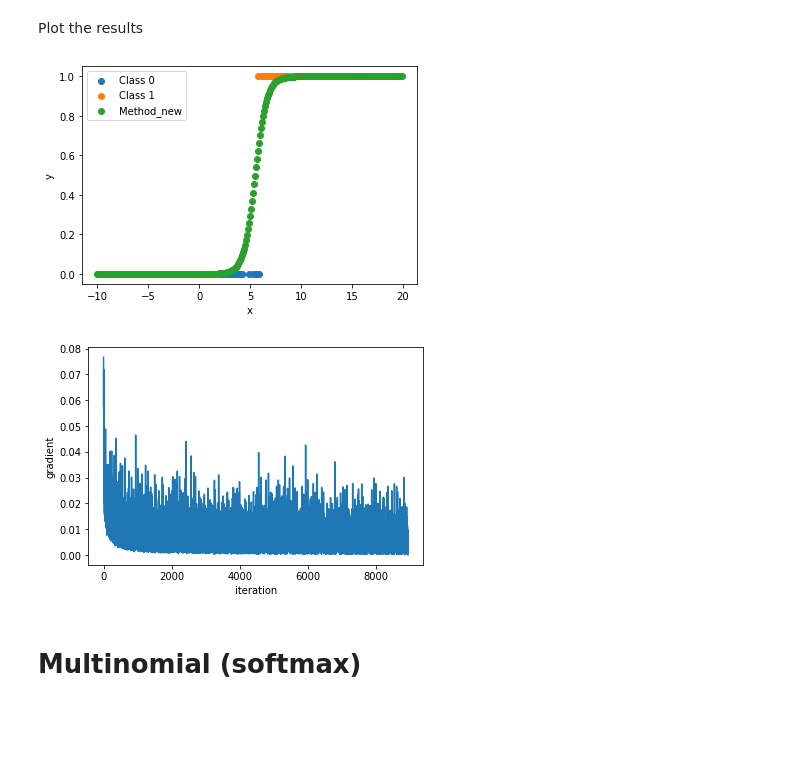
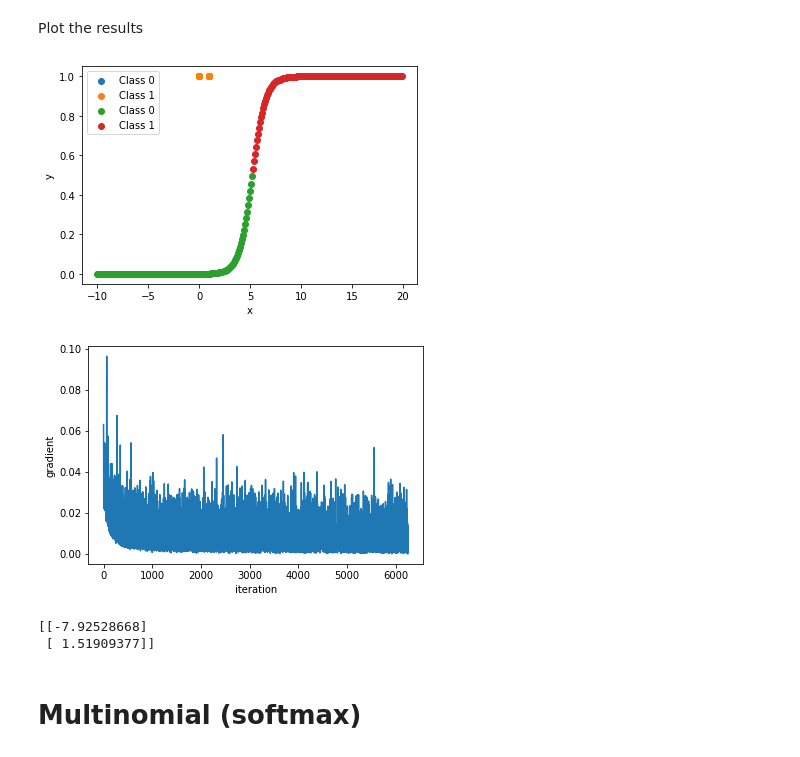
Before and after one commit to dscho15/deep-learning-course, a Jupyter notebook: Lecture2.ipynb, the cells around one changed output. Cells and saved outputs as stored; diff of their text form; code cells hidden in the pictures; blank space fills up the shorter version.

```diff
--- a/Lecture2.ipynb
+++ b/Lecture2.ipynb
@@ -89,32 +89,37 @@ Plot the results
 # %%
 x_test = np.arange(-10, 20, 0.1)
 x_test = np.vstack((np.ones_like(x_test), x_test))
 y_test = []
 for i in range(x_test.shape[1]):
   y_test.append(sigmoid(x_test[:,i], w))
 
-# Class0
-c0_ext = y_test <= 0.5
-c1_ext = y_test > 0.5
+y_test = np.array(y_test)
+c0 = (y_test < 0.5).reshape(-1)
+c1 = (y_test > 0.5).reshape(-1)
 
 # Scatter plot of the results
 plt.figure(1)
 plt.scatter(c0, np.zeros_like(c0), label='Class 0')
 plt.scatter(c1, np.ones_like(c1), label='Class 1')
-plt.scatter(x_test[1,:], y_test, label="Result")
+plt.scatter(x_test[1, c0], y_test[c0], label="Class 0")
+plt.scatter(x_test[1, c1], y_test[c1], label="Class 1")
 plt.xlabel('x')
 plt.ylabel('y')
 plt.legend()
 
 # Scatter plot of the gradients versus iterations
 plt.figure(2)
 plt.plot(np.array(grad_list)*lr)
 plt.xlabel('iteration')
 plt.ylabel('gradient')
 plt.show()
+
+print(w)
 # %% [output]
-[figure, old version]
+[figure, new version]
-[figure, old version]
+[figure, new version]
+[[-7.92528668]
+ [ 1.51909377]]
 # %% [markdown]
 # Multinomial (softmax)
 # %%
```
Also changed, not shown: parts of 1 cell of this notebook.
